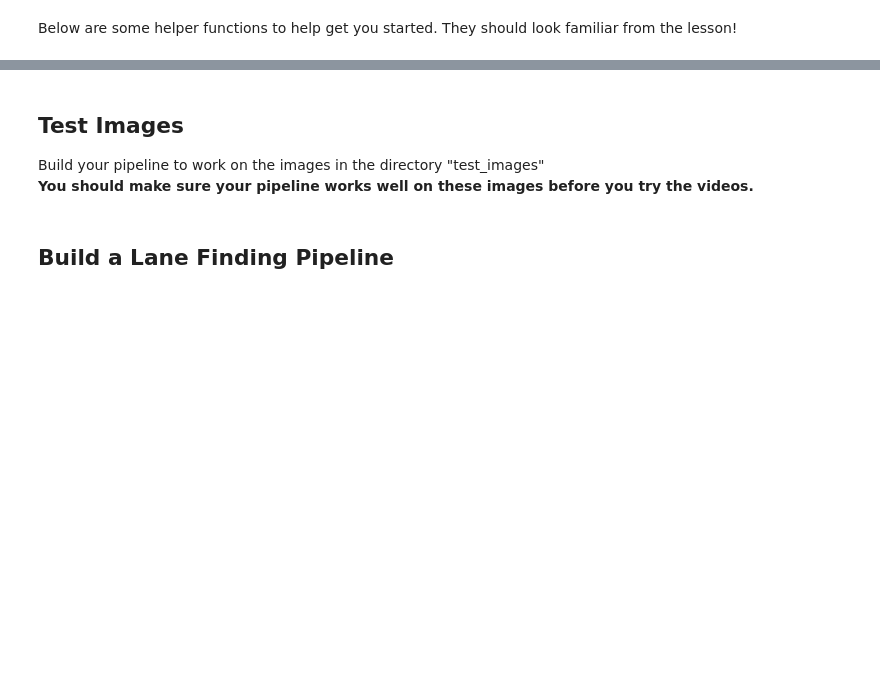
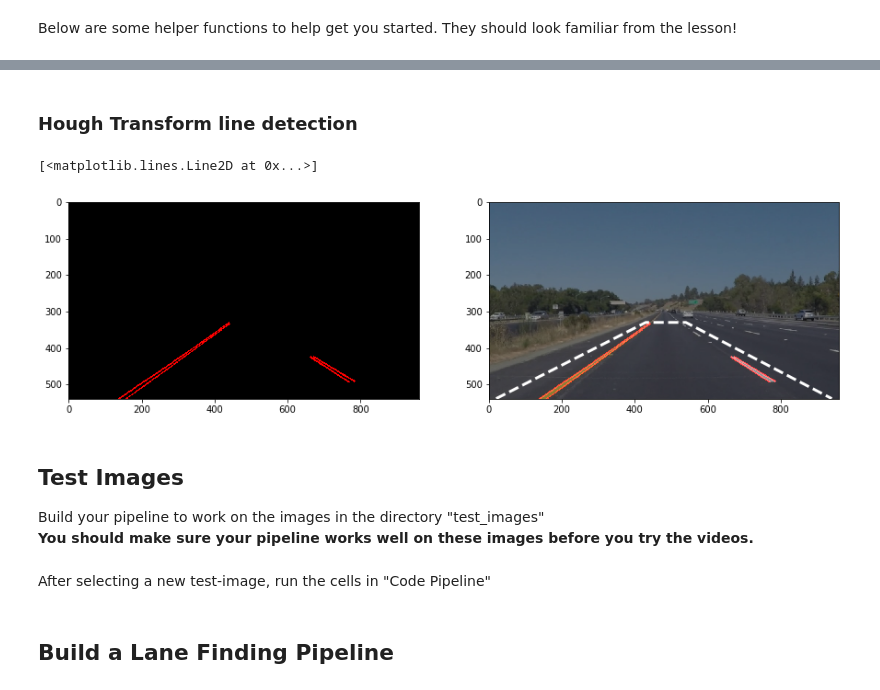
Before and after one commit to Maria452/Udacity-1-LaneLines, a Jupyter notebook: P1.ipynb, the cells around one changed output, grey strips where cells are left out. Drawn from its saved outputs; the diff is of its cells as text; code cells hidden in the pictures; blank space fills up the shorter version.

```diff
--- a/P1.ipynb
+++ b/P1.ipynb
@@ -222,3 +319,19 @@ def weighted_img(img, initial_img, α=0.8, β=1., γ=0.):
+# %% [markdown]
+### Hough Transform line detection
+# %%
+im_hough = hough_lines(im_region, rho, theta, threshold_hough, min_line_len, max_line_gap)
+im_overlay = cv2.addWeighted(image, 0.6, im_hough, 0.9, 0)
+
+fig = plt.figure(figsize=(15,20))
+fig.add_subplot(1,2,1)
+plt.imshow(im_hough)
+
+fig.add_subplot(1,2,2)
+plt.imshow(im_overlay)
+plt.plot(vert_x, vert_y, 'w--', lw=3)
+# %% [output]
+[<matplotlib.lines.Line2D at 0x...>]
+[figure, added]
 # %% [markdown]
 ## Test Images
 
@@ -230,3 +345,5 @@ os.listdir("test_images/")
+# %% [markdown]
+After selecting a new test-image, run the cells in "Code Pipeline"
 # %% [markdown]
 ## Build a Lane Finding Pipeline
 # %% [markdown]
```
Also changed, not shown: parts of 40 cells of this notebook, 8 other files.
